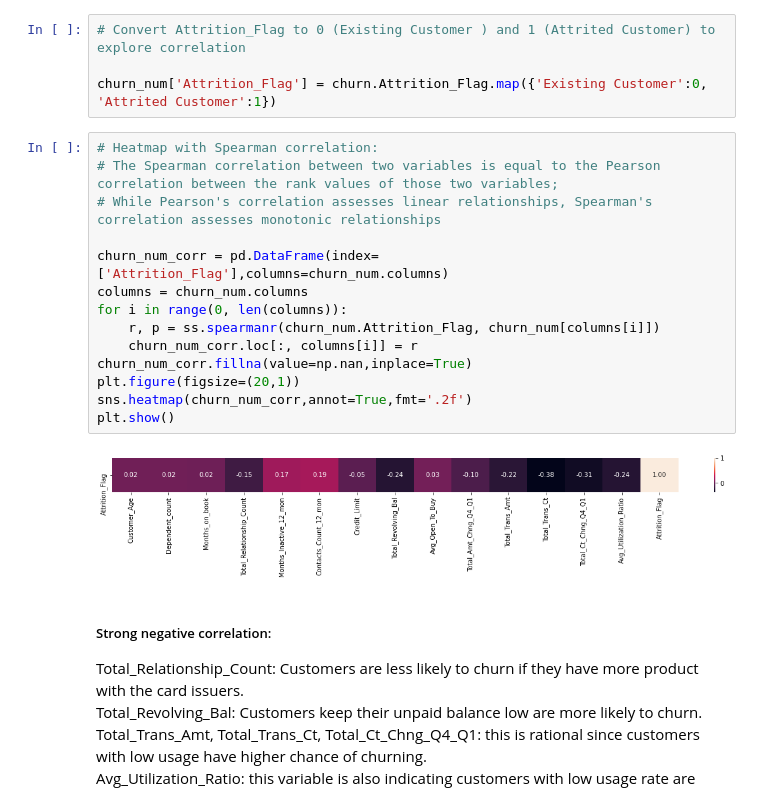
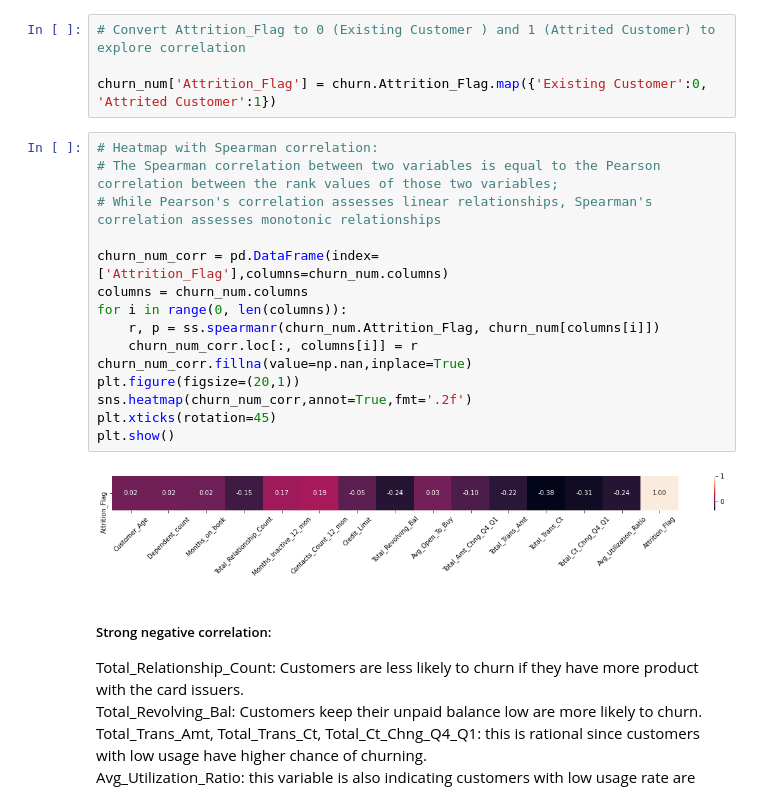
Before and after one commit to machquocvu/Springboard_Capstone2, a Jupyter notebook: Code/Capstone2_EDA.ipynb, the cells around one changed output. Saved outputs shown, nothing was run; the diff lists cells and outputs as text.

```diff
--- a/Code/Capstone2_EDA.ipynb
+++ b/Code/Capstone2_EDA.ipynb
@@ -423,19 +423,20 @@ churn_num['Attrition_Flag'] = churn.Attrition_Flag.map({'Existing Customer':0, '
 # %%
 # Heatmap with Spearman correlation:
 # The Spearman correlation between two variables is equal to the Pearson correlation between the rank values of those two variables;
 # While Pearson's correlation assesses linear relationships, Spearman's correlation assesses monotonic relationships
 
 churn_num_corr = pd.DataFrame(index=['Attrition_Flag'],columns=churn_num.columns)
 columns = churn_num.columns
 for i in range(0, len(columns)):
     r, p = ss.spearmanr(churn_num.Attrition_Flag, churn_num[columns[i]])
     churn_num_corr.loc[:, columns[i]] = r
 churn_num_corr.fillna(value=np.nan,inplace=True)
 plt.figure(figsize=(20,1))
 sns.heatmap(churn_num_corr,annot=True,fmt='.2f')
+plt.xticks(rotation=45)
 plt.show()
 # %% [output]
-[figure, old version]
+[figure, new version]
 # %% [markdown]
 ##### Strong negative correlation:
 Total_Relationship_Count: Customers are less likely to churn if they have more product with the card issuers. <br />
```
Also changed, not shown: parts of 1 cell of this notebook, 1 other file.
